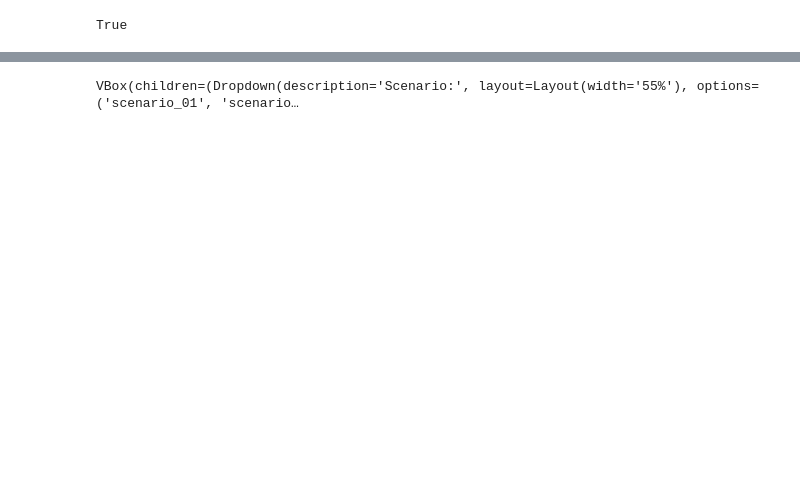
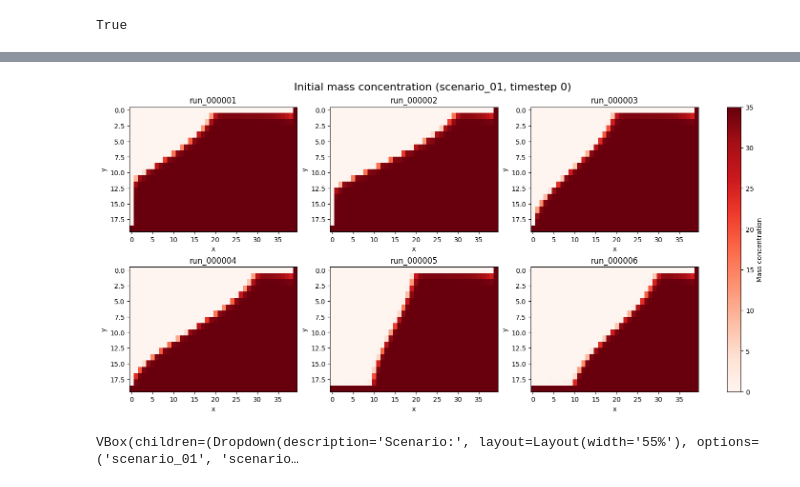
Before and after one commit to arpit-kapoor/henry_mflab, a Jupyter notebook: notebooks/test_scenarios.ipynb, the cells around one changed output, grey strips where cells are left out. Drawn from its saved outputs; the diff is of its cells as text; code cells hidden in the pictures; blank space fills up the shorter version.

```diff
--- a/notebooks/test_scenarios.ipynb
+++ b/notebooks/test_scenarios.ipynb
@@ -7,7 +7,8 @@ import ipywidgets as widgets
 from IPython.display import display, clear_output
 # %%
 # base_dir = os.path.expanduser('~/Projects/groundwater/data/henry_data/grid_scenarios_dynamic_20x40')
-base_dir = os.path.expanduser('~/Projects/groundwater/data/henry_data/grid_scenarios_realistic_20x40')
+base_dir = os.path.expanduser('~/Projects/groundwater/data/simple_henry_data/grid_scenarios_20x40')
+# base_dir = os.path.expanduser('~/Projects/groundwater/data/henry_data/grid_scenarios_realistic_20x40')
 # coupling_scenarios_dir = os.path.join(base_dir, 'coupling_scenarios')
 # diffusion_scenarios_dir = os.path.join(base_dir, 'diffusion_scenarios')
 # os.path.exists(coupling_scenarios_dir), os.path.exists(diffusion_scenarios_dir)
@@ -202,6 +203,65 @@ render_plot()
 # %% [output]
 VBox(children=(Dropdown(description='Run:', layout=Layout(width='55%'), options=('run_000001', 'run_000002', '…
 [interactive output not drawn]
+# %%
+# Plot mass concentration grids for the six runs in 2x3 grid layout
+# showing the first time-step (initial condition)
+
+selected_scenario = scenario_profile_dropdown.value
+
+fig, axes = plt.subplots(2, 3, figsize=(14, 7), constrained_layout=True)
+axes = axes.ravel()
+
+images = []
+vmax = 0.0
+
+# Load the initial concentration for each run and determine a shared scale.
+initial_data = {}
+for run in common_runs:
+    windows_path = os.path.join(
+        scenarios_root, selected_scenario, run, 'windows.npz'
+    )
+
+    if os.path.exists(windows_path):
+        with np.load(windows_path) as data:
+            mass_conc = data['output_tensor'][0, 0]
+
+        initial_data[run] = mass_conc
+        vmax = max(vmax, float(np.nanmax(mass_conc)))
+
+for ax, run in zip(axes, common_runs):
+    mass_conc = initial_data.get(run)
+
+    if mass_conc is None:
+        ax.set_title(f'{run}\n(no data)')
+        ax.axis('off')
+        continue
+
+    im = ax.imshow(
+        mass_conc,
+        cmap='Reds',
+        origin='upper',
+        aspect='auto',
+        vmin=0,
+        vmax=vmax
+    )
+    images.append(im)
+
+    ax.set_title(run)
+    ax.set_xlabel('x')
+    ax.set_ylabel('y')
+
+if images:
+    fig.colorbar(images[0], ax=axes.tolist(), label='Mass concentration')
+
+fig.suptitle(
+    f'Initial mass concentration ({selected_scenario}, timestep 0)',
+    fontsize=16
+)
+
+plt.show()
+# %% [output]
+[figure, added]
 # %%
 # Scenario profile viewer (with timestep slider + deduplicated renders).
 scenario_options = sorted(scenario_map.keys())
```
Also changed, not shown: 8 other files.
